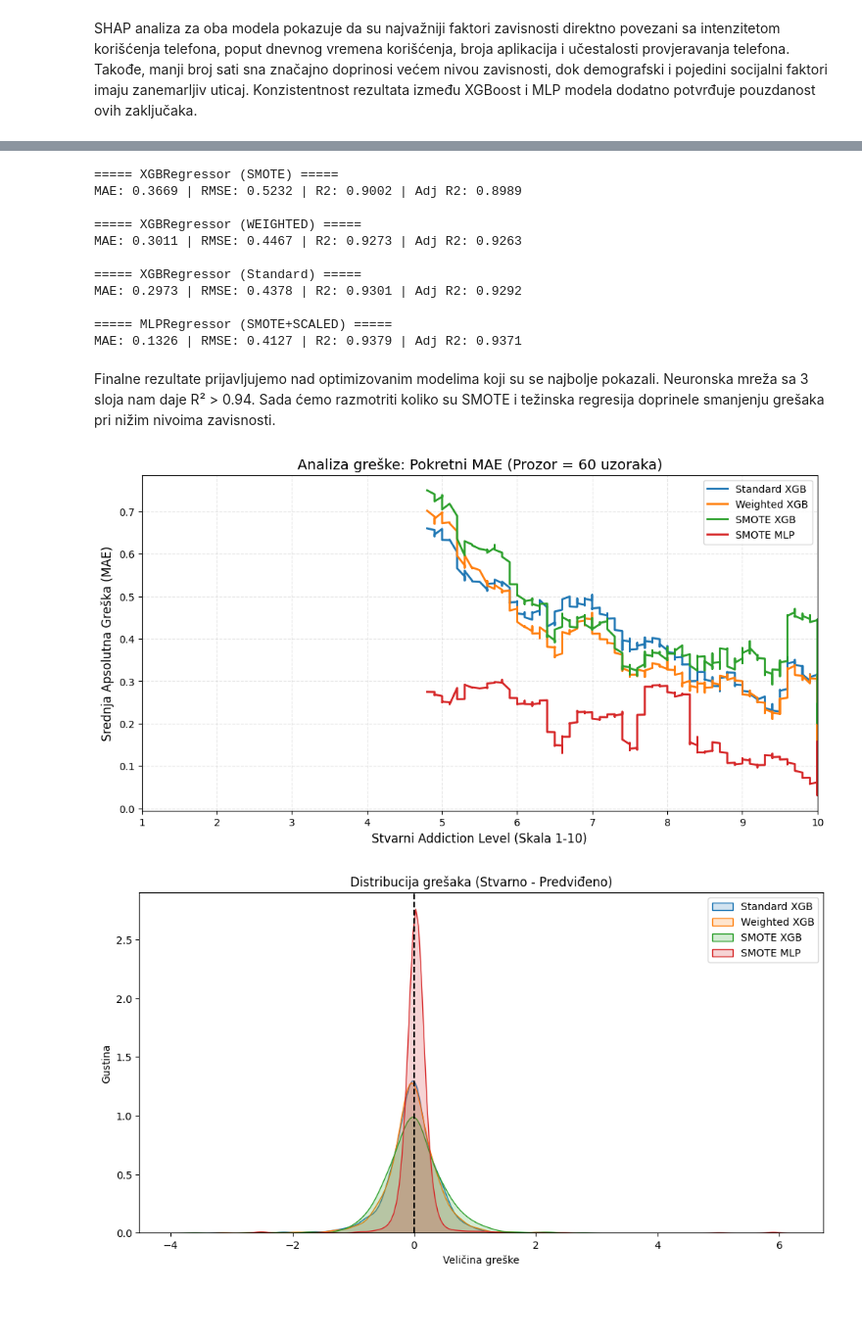
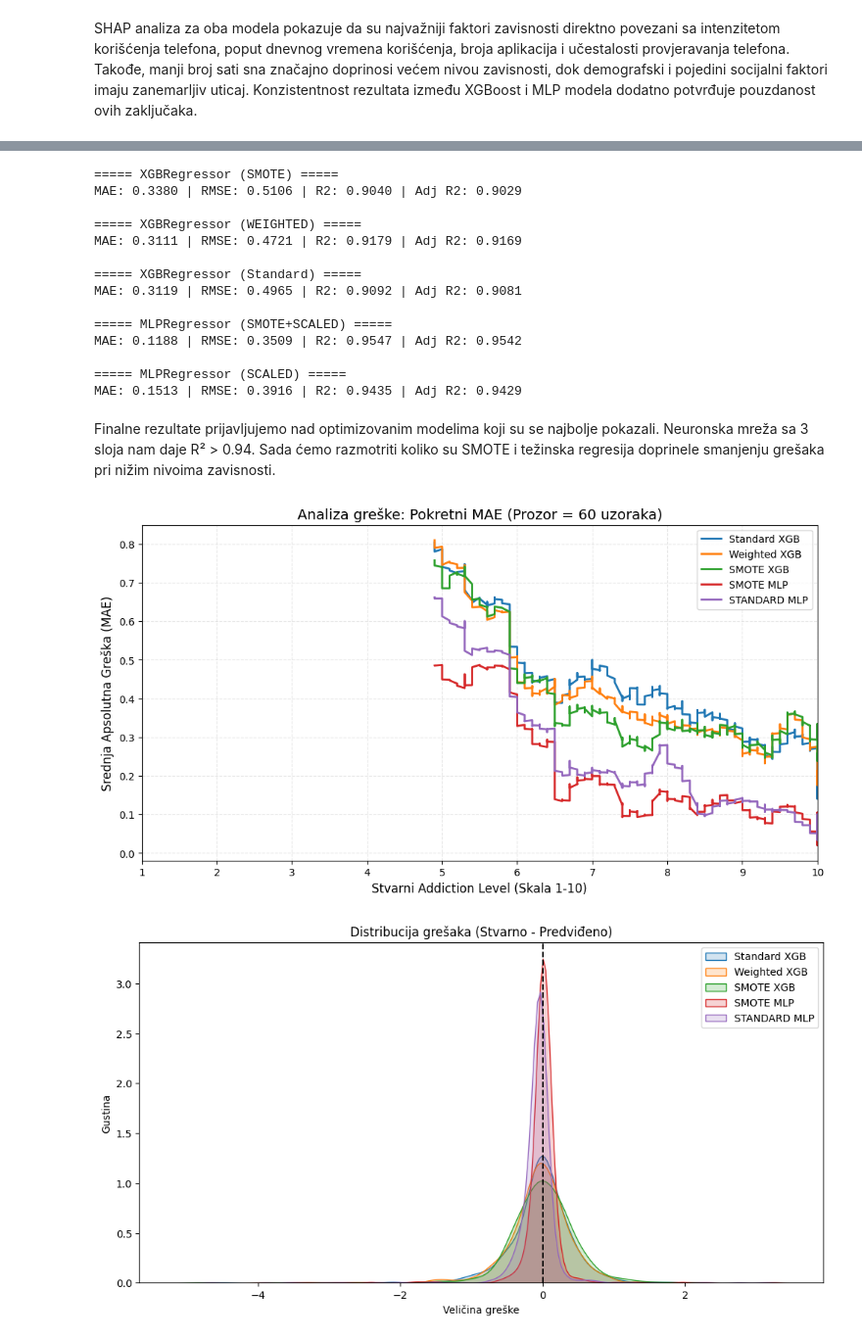
Before and after one commit to djukic002/siap-projekat, a Jupyter notebook: model-evaulation.ipynb, the cells around one changed output, grey strips where cells are left out. Shown at 98% size. Saved outputs shown, nothing was run; the diff lists cells and outputs as text; code cells hidden in the pictures; blank space fills up the shorter version.

```diff
--- a/model-evaulation.ipynb
+++ b/model-evaulation.ipynb
@@ -28,13 +28,13 @@ df['School_Grade'] = df['School_Grade'].fillna(0).astype(int)
 
 df = df.drop(columns=['Location'])
 
-new_df = pd.read_csv("data/podaci_ankete.csv")
+new_df = pd.read_csv("data/podaciankete.csv")
 new_df = new_df.drop(columns=['Timestamp'])
 new_df = new_df.fillna(0)
 new_df.head()
 
 merged = preprocessing.merge_datasets(df, new_df)
-merged.to_csv('data/merged.csv', index=False)
+# merged.to_csv('data/merged.csv', index=False)
 
 df_processed = preprocessing.preprocess(merged)
 
@@ -369,0 +343,14 @@ CV MAE: 0.1501 | RMSE: 0.4416 | R2: 0.9293
+# %%
+shap_mlp = ['Daily_Usage_Hours', 'Apps_Used_Daily', 'Time_on_Gaming', 'Time_on_Social_Media', 'Phone_Checks_Per_Day', 'Sleep_Hours',
+                 'Academic_Performance', 'Exercise_Hours', 'Age', 'Phone_Usage_Purpose_Social Media']
+
+X_train_red_mlp = X_train[shap_mlp]
+X_test_red_mlp = X_test[shap_mlp]
+
+_ = models.train_model_with_cv(
+    mlp_opt,
+    X_train_red_mlp,
+    y_train,
+    use_smote=True,
+    use_scaling=True
+)
@@ -370,53 +360,64 @@ CV MAE: 0.1501 | RMSE: 0.4416 | R2: 0.9293
 # %%
 xgb_standard, _ = models.train_final_model(
-    xgb_opt, X_train_reduced, y_train
+    xgb_opt, X_train_red_xgb, y_train
 )
 
 xgb_smote, _ = models.train_final_model(
-    xgb_opt, X_train_reduced, y_train,
+    xgb_opt, X_train_red_xgb, y_train,
     use_smote=True
 )
 
 xgb_weighted, _ = models.train_final_model(
-    xgb_opt, X_train_reduced, y_train,
+    xgb_opt, X_train_red_xgb, y_train,
     use_weights=True
 )
 
 mlp_smote, scaler = models.train_final_model(
-    mlp_opt, X_train_reduced, y_train,
+    mlp_opt, X_train_red_mlp, y_train,
     use_smote=True,
     use_scaling=True
 )
+
+mlp_standard, scaler2 = models.train_final_model(
+    mlp_opt, X_train_red_mlp, y_train,
+    use_smote=False,
+    use_scaling=True
+)
 # %%
-results_xgb_smote = models.evaluate_model(xgb_smote, X_test_reduced, y_test, None, 'SMOTE')
-results_xgb_weighted = models.evaluate_model(xgb_weighted, X_test_reduced, y_test, None, 'WEIGHTED')
-results_xgb_standard = models.evaluate_model(xgb_standard, X_test_reduced, y_test, None)
-results_mlp = models.evaluate_model(mlp_smote, X_test_reduced, y_test, scaler, 'SMOTE+SCALED')
+results_xgb_smote = models.evaluate_model(xgb_smote, X_test_red_xgb, y_test, None, 'SMOTE')
+results_xgb_weighted = models.evaluate_model(xgb_weighted, X_test_red_xgb, y_test, None, 'WEIGHTED')
+results_xgb_standard = models.evaluate_model(xgb_standard, X_test_red_xgb, y_test, None)
+results_mlp = models.evaluate_model(mlp_smote, X_test_red_mlp, y_test, scaler, 'SMOTE+SCALED')
+results_mlp_standard = models.evaluate_model(mlp_standard, X_test_red_mlp, y_test, scaler2, 'SCALED')
 # %% [output]
 ===== XGBRegressor (SMOTE) =====
-MAE: 0.3669 | RMSE: 0.5232 | R2: 0.9002 | Adj R2: 0.8989
+MAE: 0.3380 | RMSE: 0.5106 | R2: 0.9040 | Adj R2: 0.9029
 
 ===== XGBRegressor (WEIGHTED) =====
-MAE: 0.3011 | RMSE: 0.4467 | R2: 0.9273 | Adj R2: 0.9263
+MAE: 0.3111 | RMSE: 0.4721 | R2: 0.9179 | Adj R2: 0.9169
 
 ===== XGBRegressor (Standard) =====
-MAE: 0.2973 | RMSE: 0.4378 | R2: 0.9301 | Adj R2: 0.9292
+MAE: 0.3119 | RMSE: 0.4965 | R2: 0.9092 | Adj R2: 0.9081
 
 ===== MLPRegressor (SMOTE+SCALED) =====
-MAE: 0.1326 | RMSE: 0.4127 | R2: 0.9379 | Adj R2: 0.9371
+MAE: 0.1188 | RMSE: 0.3509 | R2: 0.9547 | Adj R2: 0.9542
+
+===== MLPRegressor (SCALED) =====
+MAE: 0.1513 | RMSE: 0.3916 | R2: 0.9435 | Adj R2: 0.9429
 # %% [markdown]
 Finalne rezultate prijavljujemo nad optimizovanim modelima koji su se najbolje pokazali. Neuronska mreža sa 3 sloja nam daje R² > 0.94. Sada ćemo razmotriti koliko su SMOTE i težinska regresija doprinele smanjenju grešaka pri nižim nivoima zavisnosti.
 # %%
 results_dict = {
     "Standard XGB": results_xgb_standard,
     "Weighted XGB": results_xgb_weighted,
     "SMOTE XGB": results_xgb_smote,
-    "SMOTE MLP": results_mlp
+    "SMOTE MLP": results_mlp,
+    "STANDARD MLP": results_mlp_standard
 }
 
 models.plot_compare_rolling_mae(results_dict, window=60)
 models.plot_error_distribution(results_dict=results_dict)
 # %% [output]
-[figure, old version]
+[figure, new version]
-[figure, old version]
+[figure, new version]
 # %% [markdown]
```
Also changed, not shown: parts of 11 cells of this notebook.
